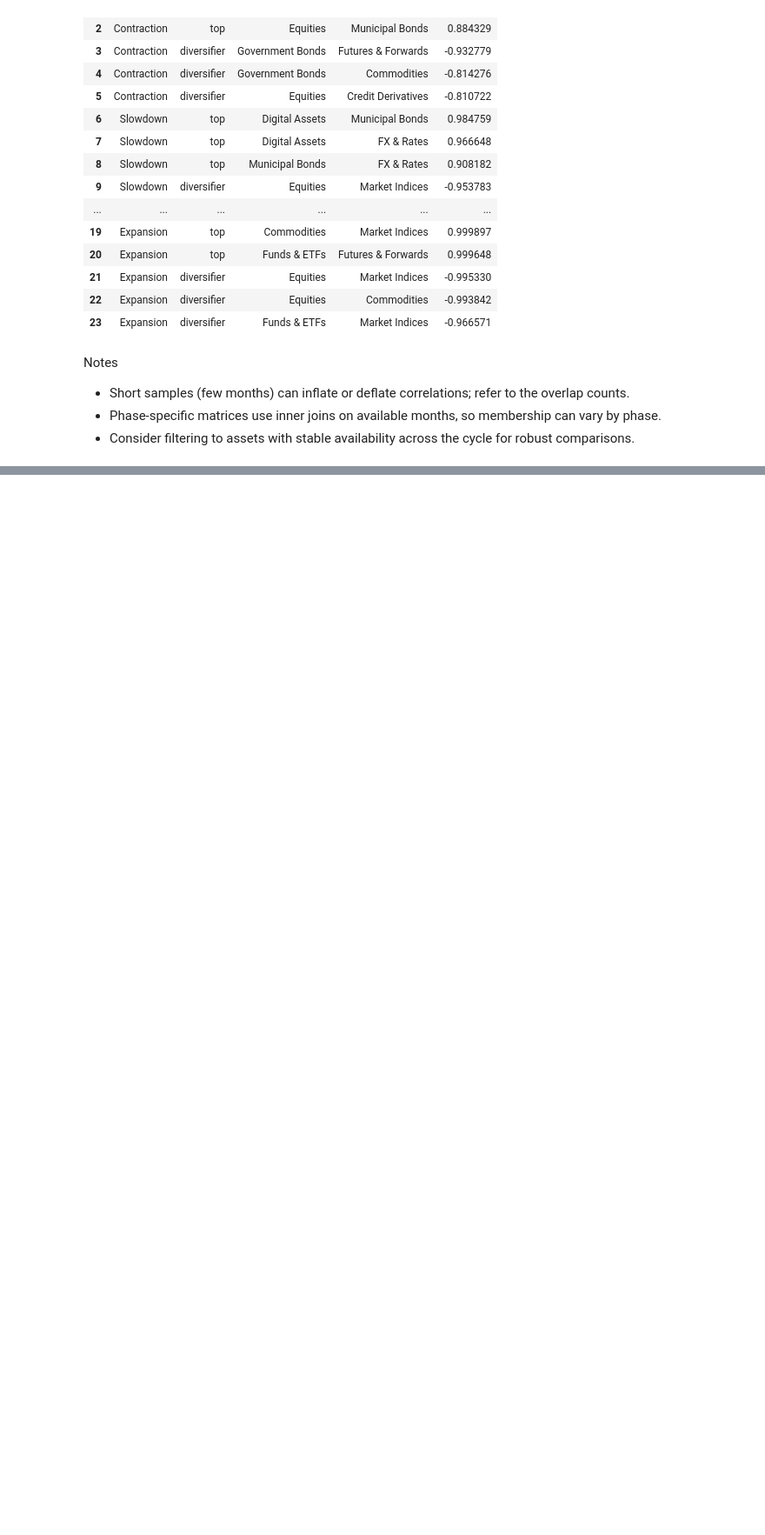
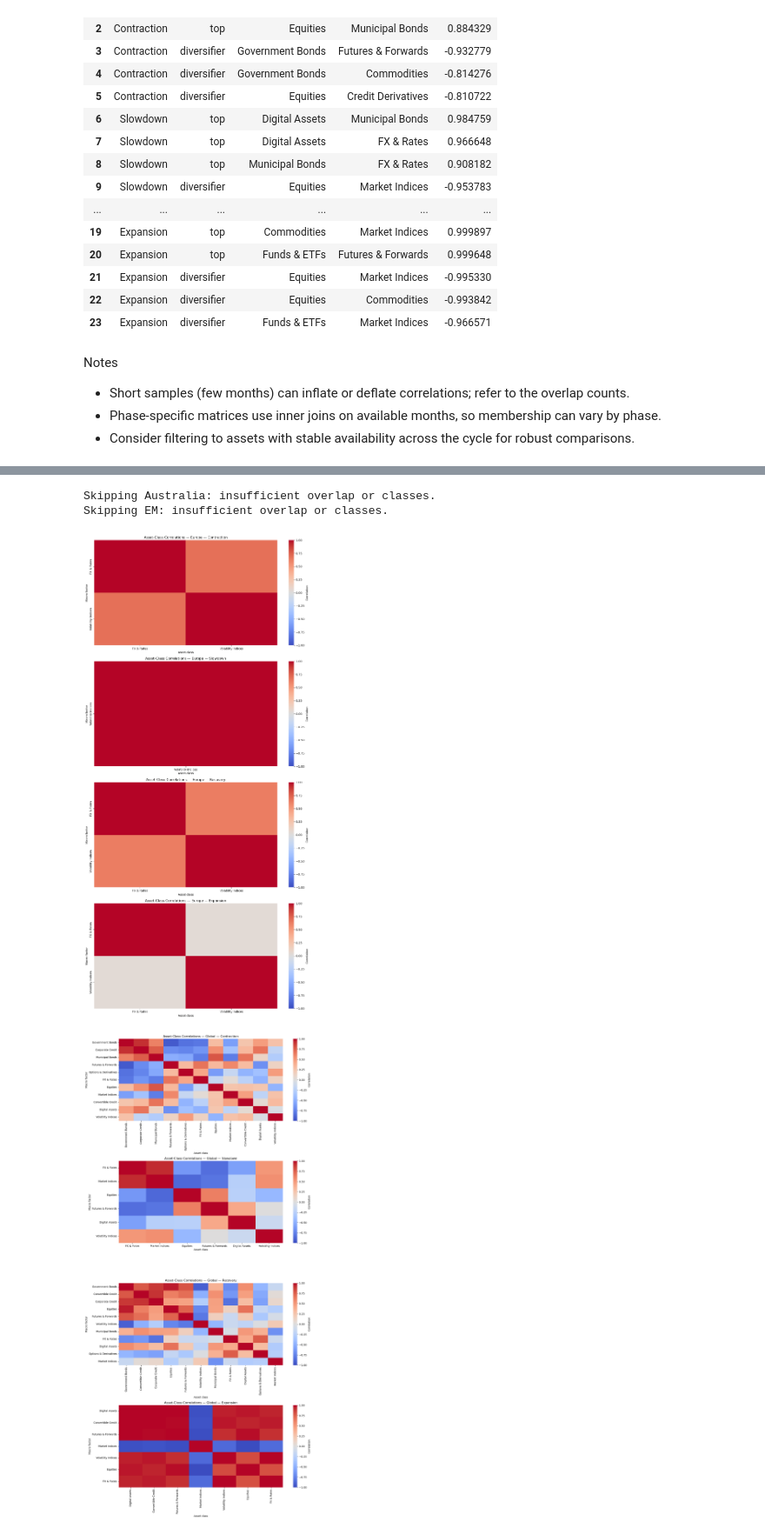
Before and after one commit to kecheng-shi/Nexus-data-preprocessing, a Jupyter notebook: Nexus Data Analysis.ipynb, the cells around one changed output, grey strips where cells are left out. Shown at 87% size. Drawn from its saved outputs; the diff is of its cells as text; code cells hidden in the pictures; blank space fills up the shorter version.

```diff
--- a/Nexus Data Analysis.ipynb
+++ b/Nexus Data Analysis.ipynb
@@ -1973,0 +2150,50 @@ Notes
+# %%
+# Join business-cycle phases and compute region-specific correlation matrices per phase.
+import numpy as np
+import pandas as pd
+from collections import OrderedDict
+from analysis.stats import pairwise_corr
+from analysis.plotting import plot_phase_heatmaps
+
+# Build or reuse phase series
+phase_series = pd.Series(dtype=object)
+if 'phase_panel' in globals() and isinstance(phase_panel, pd.DataFrame) and 'phase' in phase_panel.columns:
+    tmp = phase_panel.copy()
+    tmp.index = pd.to_datetime(tmp.index)
+    phase_series = tmp['phase'].dropna()
+elif 'INTERPRETATION' in globals() and getattr(INTERPRETATION, 'phase_labels', pd.Series(dtype=object)).empty is False:
+    phase_series = INTERPRETATION.phase_labels.dropna()
+
+if phase_series.empty:
+    print('Business-cycle phases unavailable; run Section 4.3 HMM mapping first.')
+elif 'REGION_ASSET_CLASS_PANELS' not in globals() or not REGION_ASSET_CLASS_PANELS:
+    print('Region panels unavailable; run 6.1 first.')
+else:
+    REGION_PHASE_CORR_RESULTS = {}
+    PHASE_ORDER = ['Contraction', 'Slowdown', 'Recovery', 'Expansion']
+    MIN_OBS_PHASE = 3
+    for region, panel in REGION_ASSET_CLASS_PANELS.items():
+        panel = panel.copy()
+        panel.index = pd.to_datetime(panel.index)
+        joined = panel.join(phase_series.rename('phase'), how='inner')
+        if joined.empty or panel.shape[1] < 2:
+            print(f'Skipping {region}: insufficient overlap or classes.')
+            continue
+        results: OrderedDict[str, pd.DataFrame] = OrderedDict()
+        for phase_name in [p for p in PHASE_ORDER if p in joined['phase'].unique().tolist()]:
+            mask = joined['phase'] == phase_name
+            block = joined.loc[mask, panel.columns.tolist()]
+            if block.shape[0] < MIN_OBS_PHASE:
+                continue
+            corr_df = pairwise_corr(block, min_periods=max(3, MIN_OBS_PHASE))
+            cols = corr_df.abs().sum().sort_values(ascending=False).index.tolist()
+            corr_df = corr_df.loc[cols, cols]
+            results[phase_name] = corr_df
+        if results:
+            REGION_PHASE_CORR_RESULTS[region] = results
+            plot_phase_heatmaps(results, 'coolwarm', vmin=-1, vmax=1, center=0, cbar_label='Correlation', title_prefix=f'Asset-Class Correlations — {region} — ')
+# %% [output]
+Skipping Australia: insufficient overlap or classes.
+Skipping EM: insufficient overlap or classes.
+[figure, added]
+[figure, added]
```
Also changed, not shown: parts of 12 cells of this notebook, 3 other files.
